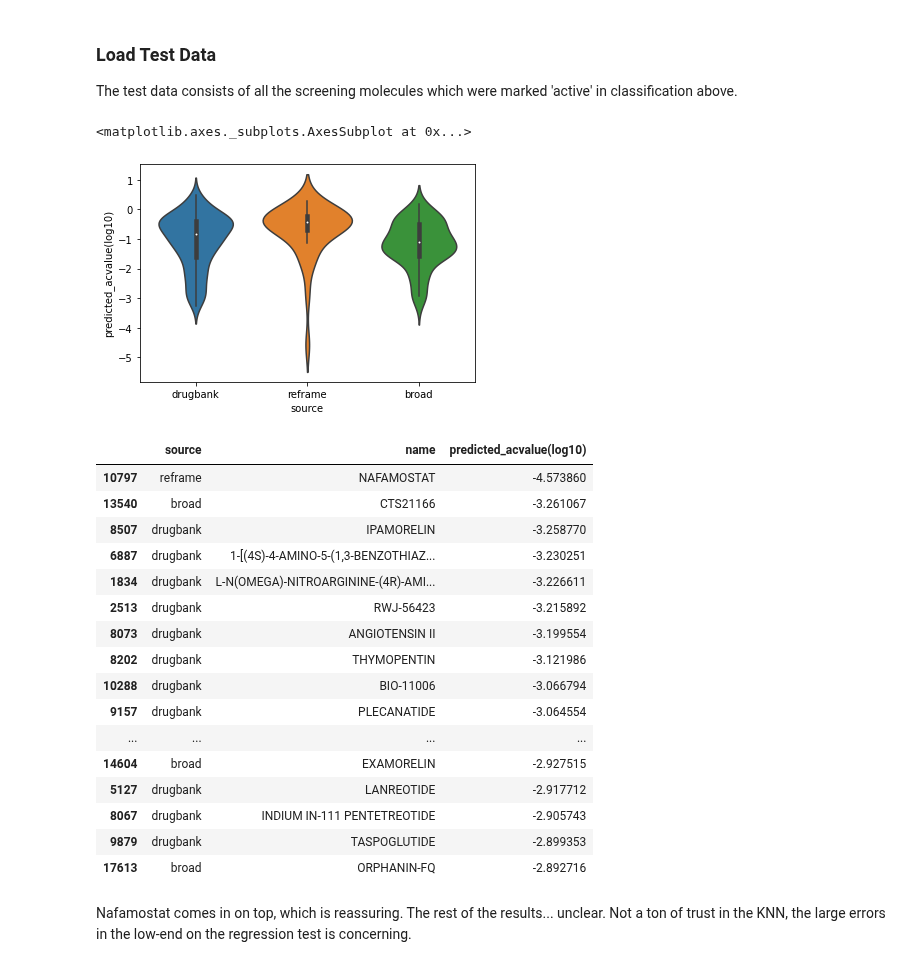
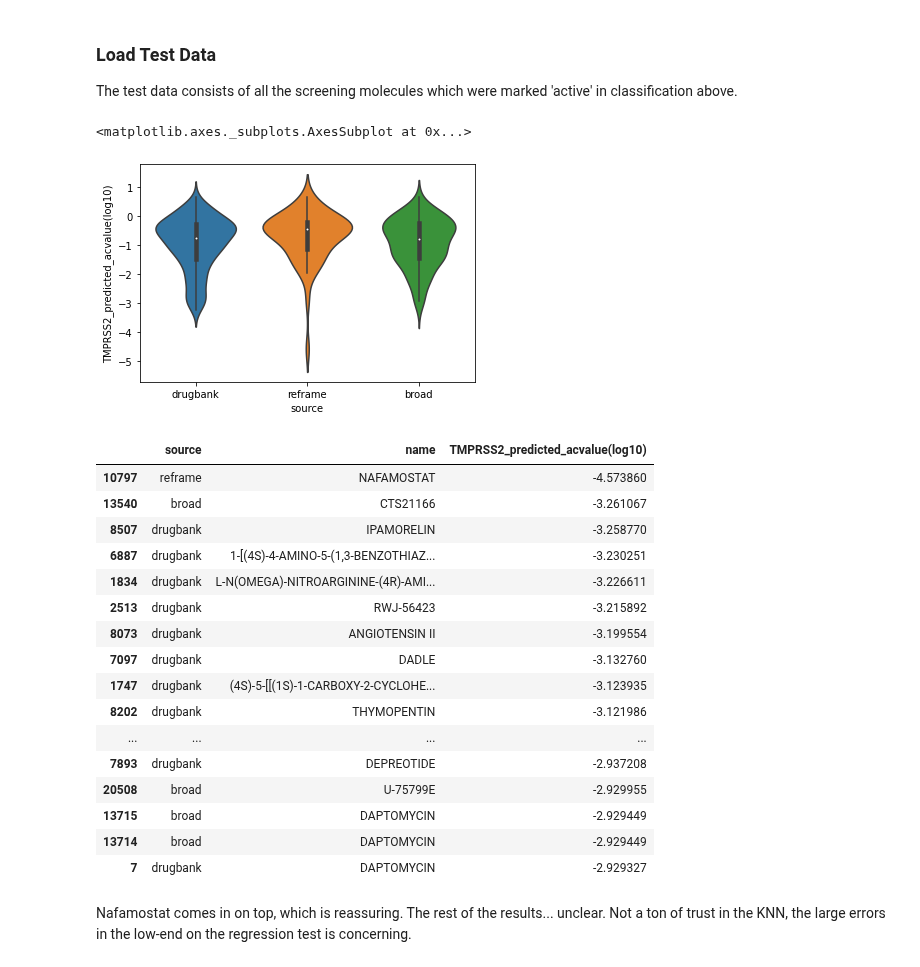
Before and after one commit to srensi/tmprss2, a Jupyter notebook: notebooks/knn.ipynb, the cells around one changed output. Saved outputs shown, nothing was run; the diff lists cells and outputs as text; code cells hidden in the pictures.

```diff
--- a/notebooks/knn.ipynb
+++ b/notebooks/knn.ipynb
@@ -45,8 +44,8 @@ dcm_hist = plt.hist(y_dcm)
 ### Validation
 # %%
 # make a validation set out of some of the assays and some of the dcm
-percent_test_assays = .3  # Make the val set a bit less skewed than the train set
-percent_test_dcm = .1    #
+percent_test_assays = .2  # Make the val set just as skewed as the train set
+percent_test_dcm = .2    #
 random_state = 3 # for reproducibility of train/val split
 
 train_X_assays, val_X_assays, train_y_assays, test_y_assays = train_test_split(X_assays, y_assays, test_size=percent_test_assays, random_state=random_state)
@@ -146,8 +145,10 @@ Now that we have identified active compounds out of the screening data, we can r
 ### Load Train Data
 Features are still morgan fingerprints, labels are log activity values.  Where available, the activity values are scaled to tmprss2 based on correlation between target activities.  Where correlation was unavailable, activity values are unscaled.
 # %%
-X_assays = np.stack(assays.morgan_fingerprint)
-y_assays = np.log10(assays.acvalue_scaled_to_tmprss2)
+scaled_assays = assays.dropna(subset=['acvalue_scaled_to_tmprss2'])  # only use data that could be scaled
+
+X_assays = np.stack(scaled_assays.morgan_fingerprint)
+y_assays = np.log10(scaled_assays.acvalue_scaled_to_tmprss2)
 assert y_assays.isna().sum() == 0
 # %% [markdown]
 ### Regression Cross-Validation
@@ -201,30 +202,29 @@ Here you can see that the distribution as a whole looks good, but the accuracy i
 ### Load Test Data
 The test data consists of all the screening molecules which were marked 'active' in classification above.
 # %%
-active_screening_data = screening_data[pred_activity=='Active'].copy()
+active_screening_data = screening_data[pred_activity=='Active'].copy()[['source', 'name', 'morgan_fingerprint']]
 X_test_active = np.stack(active_screening_data.morgan_fingerprint)
 # %%
 nbrs = KNeighborsRegressor(n_neighbors=best_k_regr, metric='jaccard', weights='distance')
 nbrs.fit(X_assays, y_assays)
 pred_acvalue = nbrs.predict(X_test_active)
 
-active_screening_data.insert(loc=2, column='predicted_acvalue(log10)', value=pred_acvalue)
+active_screening_data.insert(loc=2, column='TMPRSS2_predicted_acvalue(log10)', value=pred_acvalue)
 # %%
 # a look at the predicted activity distributions by dataset source:
 from seaborn import violinplot
-violinplot(x='source', y='predicted_acvalue(log10)', data=active_screening_data)
+violinplot(x='source', y='TMPRSS2_predicted_acvalue(log10)', data=active_screening_data)
 # %% [output]
 <matplotlib.axes._subplots.AxesSubplot at 0x...>
-[figure, old version]
+[figure, new version]
 # %%
 # and the top hits!
-active_screening_data.sort_values(by='predicted_acvalue(log10)', inplace=True)
+active_screening_data.sort_values(by='TMPRSS2_predicted_acvalue(log10)', inplace=True)
 active_screening_data['name'] = active_screening_data.name.str.upper()
 active_screening_data.drop(columns=['morgan_fingerprint'], inplace=True)
-active_screening_data.drop_duplicates(subset=['name'], inplace=True)
 active_screening_data.head(20)
 # %% [output]
-|  | source | name | predicted_acvalue(log10) |
+|  | source | name | TMPRSS2_predicted_acvalue(log10) |
 | 10797 | reframe | NAFAMOSTAT | -4.573860 |
 | 13540 | broad | CTS21166 | -3.261067 |
 | 8507 | drugbank | IPAMORELIN | -3.258770 |
@@ -232,14 +232,14 @@ active_screening_data.head(20)
 | 1834 | drugbank | L-N(OMEGA)-NITROARGININE-(4R)-AMI... | -3.226611 |
 | 2513 | drugbank | RWJ-56423 | -3.215892 |
 | 8073 | drugbank | ANGIOTENSIN II | -3.199554 |
+| 7097 | drugbank | DADLE | -3.132760 |
+| 1747 | drugbank | (4S)-5-[[(1S)-1-CARBOXY-2-CYCLOHE... | -3.123935 |
 | 8202 | drugbank | THYMOPENTIN | -3.121986 |
-| 10288 | drugbank | BIO-11006 | -3.066794 |
-| 9157 | drugbank | PLECANATIDE | -3.064554 |
 | ... | ... | ... | ... |
-| 14604 | broad | EXAMORELIN | -2.927515 |
-| 5127 | drugbank | LANREOTIDE | -2.917712 |
-| 8067 | drugbank | INDIUM IN-111 PENTETREOTIDE | -2.905743 |
-| 9879 | drugbank | TASPOGLUTIDE | -2.899353 |
-| 17613 | broad | ORPHANIN-FQ | -2.892716 |
+| 7893 | drugbank | DEPREOTIDE | -2.937208 |
+| 20508 | broad | U-75799E | -2.929955 |
+| 13715 | broad | DAPTOMYCIN | -2.929449 |
+| 13714 | broad | DAPTOMYCIN | -2.929449 |
+| 7 | drugbank | DAPTOMYCIN | -2.929327 |
 # %% [markdown]
 Nafamostat comes in on top, which is reassuring.  The rest of the results... unclear.  Not a ton of trust in the KNN, the large errors in the low-end on the regression test is concerning.
```
Also changed, not shown: parts of 22 cells of this notebook, 3 other files.
